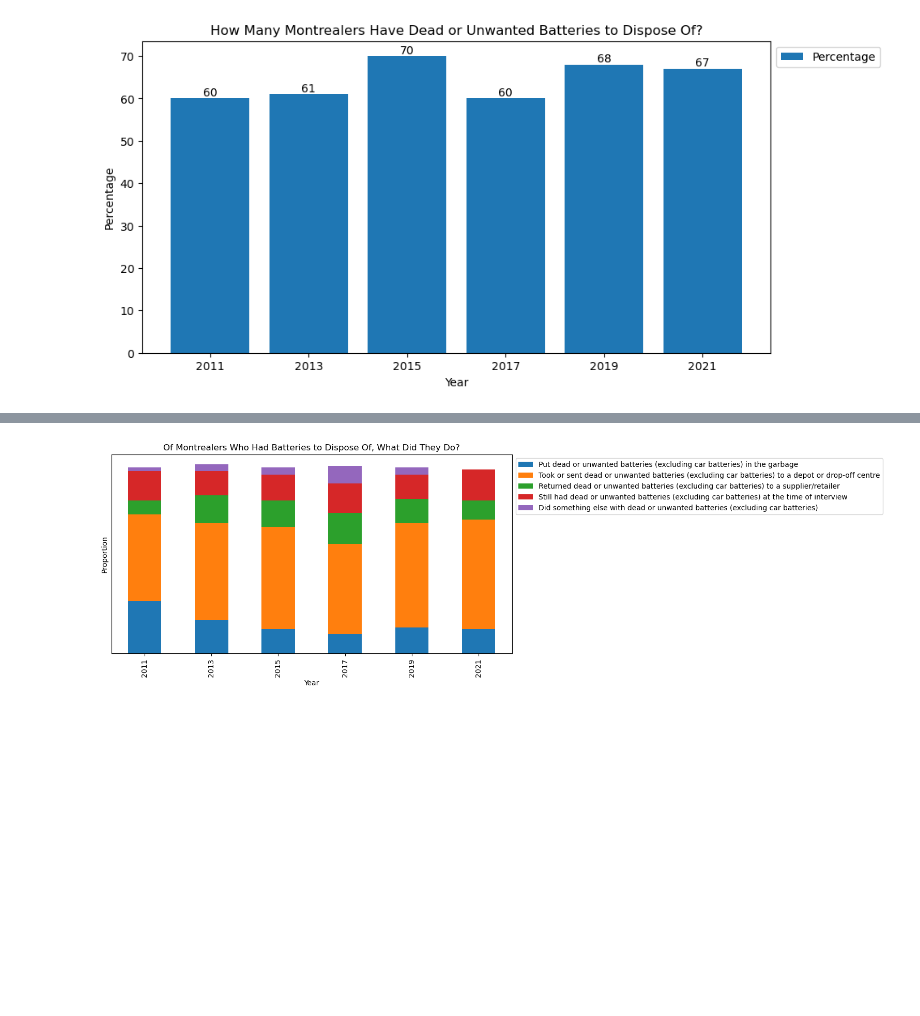
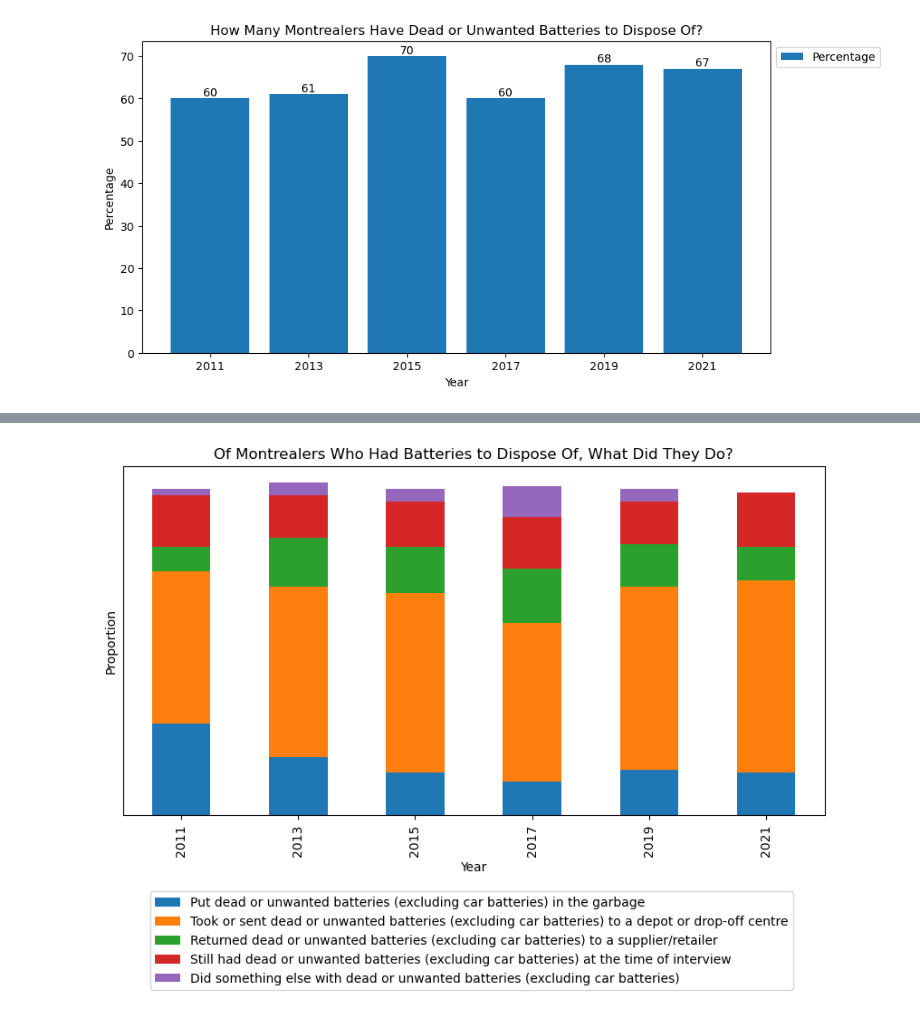
Before and after one commit to BlackSound1/SUST601-Project, a Jupyter notebook: hazardous_waste.ipynb, the cells around one changed output, grey strips where cells are left out. Saved outputs shown, nothing was run; the diff lists cells and outputs as text; code cells hidden in the pictures; blank space fills up the shorter version.

Commit message:
Improved legends in hazard waste stacked charts

```diff
--- a/hazardous_waste.ipynb
+++ b/hazardous_waste.ipynb
@@ -209,13 +209,13 @@ rest_of_data
 # %%
 # Plot the stacked bar chart
 rest_of_data.plot(x='Year', kind='bar', stacked=True, figsize=(10, 5), title="Of Montrealers Who Had Batteries to Dispose Of, What Did They Do?")
 
 # Set metadata
 plt.ylabel('Proportion')
 plt.yticks([])
-plt.legend(loc='upper left', bbox_to_anchor=(1.0, 1.0))
+plt.legend(loc='upper left', bbox_to_anchor=(0.03, -0.2))
 
 # Save the plot
 plt.savefig(file_path / 'batteries_stacked_plot.png', bbox_inches='tight')
 # %% [output]
-[figure, old version]
+[figure, new version]
```
Also changed, not shown: 1 other file.
